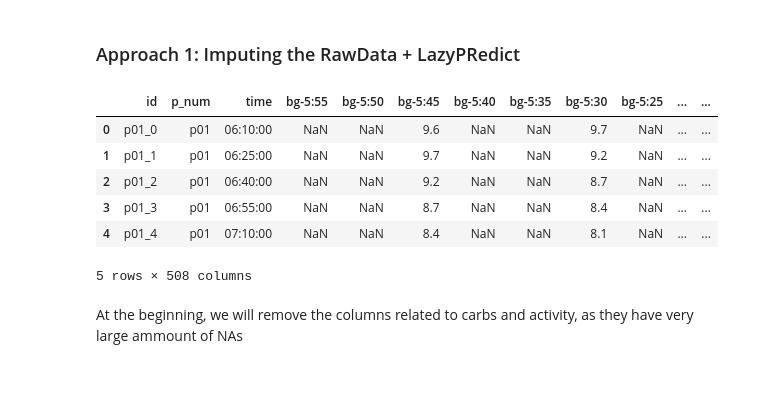
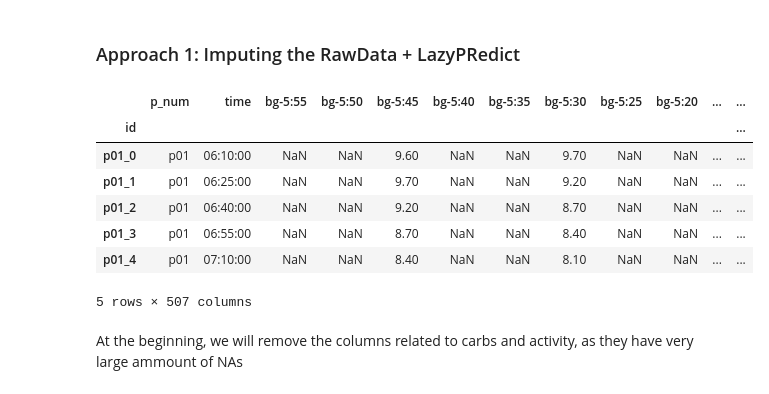
Before and after one commit to masaver/brist1d, a Jupyter notebook: notebooks/0.5-ms-preliminary_preprocessing_and_modeling.ipynb, the cells around one changed output. Cells and saved outputs as stored; diff of their text form; code cells hidden in the pictures.

```diff
--- a/notebooks/0.5-ms-preliminary_preprocessing_and_modeling.ipynb
+++ b/notebooks/0.5-ms-preliminary_preprocessing_and_modeling.ipynb
@@ -55,15 +26,16 @@ warnings.filterwarnings("ignore")
 # %%
 # Read the raw data
-train = pd.read_csv('../data/raw/train.csv')
+train = pd.read_csv( '../data/raw/train.csv' , index_col = 0 )
 train.head()
 # %% [output]
-|  | id | p_num | time | bg-5:55 | bg-5:50 | bg-5:45 | bg-5:40 | bg-5:35 | bg-5:30 | bg-5:25 | ... | ... |
-| 0 | p01_0 | p01 | 06:10:00 | NaN | NaN | 9.6 | NaN | NaN | 9.7 | NaN | ... | ... |
-| 1 | p01_1 | p01 | 06:25:00 | NaN | NaN | 9.7 | NaN | NaN | 9.2 | NaN | ... | ... |
-| 2 | p01_2 | p01 | 06:40:00 | NaN | NaN | 9.2 | NaN | NaN | 8.7 | NaN | ... | ... |
-| 3 | p01_3 | p01 | 06:55:00 | NaN | NaN | 8.7 | NaN | NaN | 8.4 | NaN | ... | ... |
-| 4 | p01_4 | p01 | 07:10:00 | NaN | NaN | 8.4 | NaN | NaN | 8.1 | NaN | ... | ... |
+|  | p_num | time | bg-5:55 | bg-5:50 | bg-5:45 | bg-5:40 | bg-5:35 | bg-5:30 | bg-5:25 | bg-5:20 | ... | ... |
+| id |  |  |  |  |  |  |  |  |  |  |  | ... |
+| p01_0 | p01 | 06:10:00 | NaN | NaN | 9.60 | NaN | NaN | 9.70 | NaN | NaN | ... | ... |
+| p01_1 | p01 | 06:25:00 | NaN | NaN | 9.70 | NaN | NaN | 9.20 | NaN | NaN | ... | ... |
+| p01_2 | p01 | 06:40:00 | NaN | NaN | 9.20 | NaN | NaN | 8.70 | NaN | NaN | ... | ... |
+| p01_3 | p01 | 06:55:00 | NaN | NaN | 8.70 | NaN | NaN | 8.40 | NaN | NaN | ... | ... |
+| p01_4 | p01 | 07:10:00 | NaN | NaN | 8.40 | NaN | NaN | 8.10 | NaN | NaN | ... | ... |
-5 rows × 508 columns
+5 rows × 507 columns
 # %% [markdown]
 At the beginning, we will remove the columns related to carbs and activity, as they have very large ammount of NAs
 # %%
```
Also changed, not shown: parts of 17 cells of this notebook, 1 other file.
